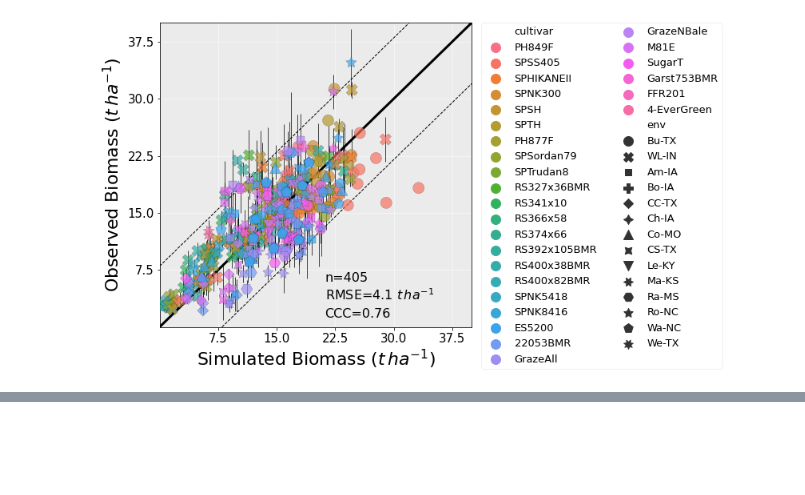
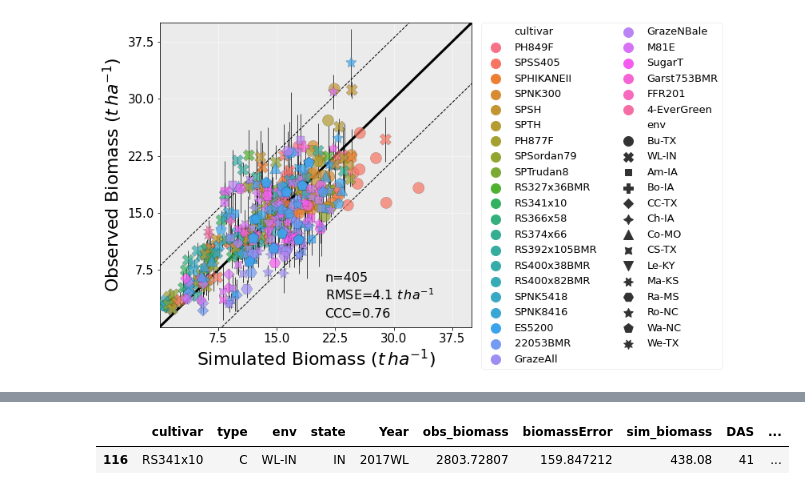
Before and after one commit to JJguri/APSIMClassicTools, a Jupyter notebook: SunGrantDataValidation.ipynb, the cells around one changed output, grey strips where cells are left out. Saved outputs shown, nothing was run; the diff lists cells and outputs as text; code cells hidden in the pictures; blank space fills up the shorter version.

```diff
--- a/SunGrantDataValidation.ipynb
+++ b/SunGrantDataValidation.ipynb
@@ -500,0 +479,5 @@ df.loc[df['delta'] > 8000]
+# %%
+final[final['sim_biomass2'] < 0.44]
+# %% [output]
+|  | cultivar | type | env | state | Year | obs_biomass | biomassError | sim_biomass | DAS | ... |
+| 116 | RS341x10 | C | WL-IN | IN | 2017WL | 2803.72807 | 159.847212 | 438.08 | 41 | ... |
```
Also changed, not shown: parts of 11 cells of this notebook, 1 other file.
